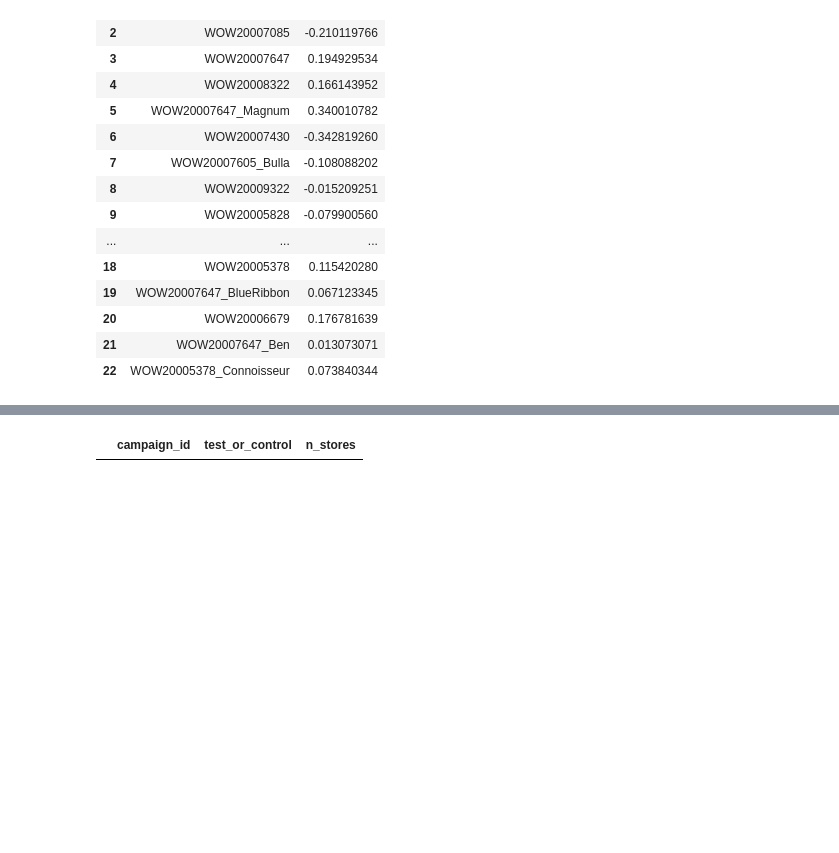
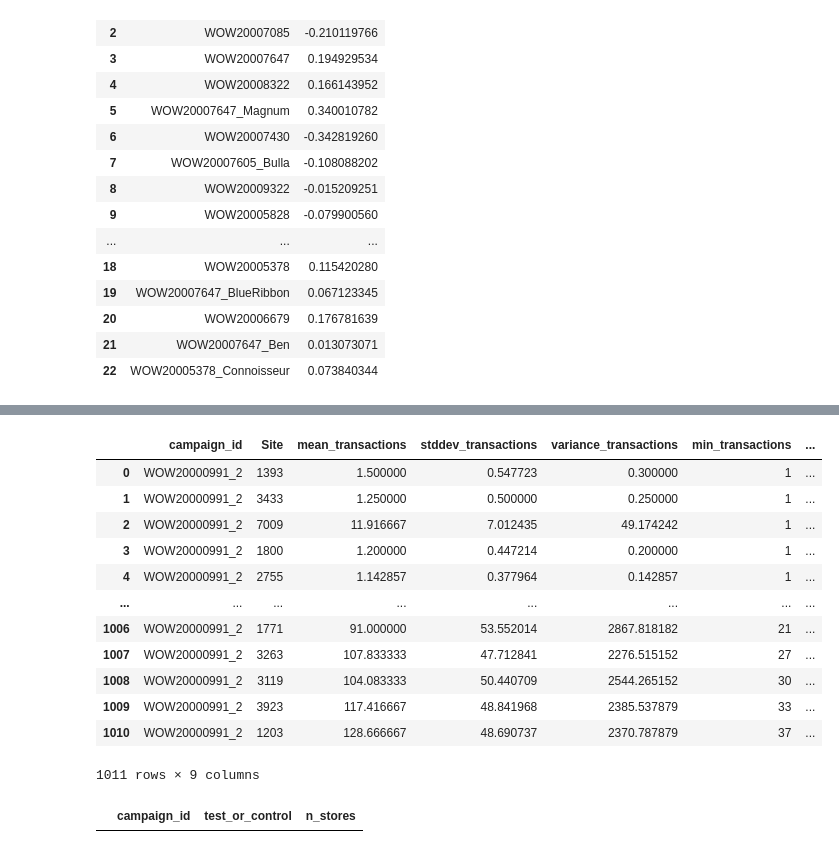
Before and after one commit to davelorino1/Cartology, a Jupyter notebook: Incrementality/Digital Screen Notebook.ipynb, the cells around one changed output, grey strips where cells are left out. Cells and saved outputs as stored; diff of their text form; code cells hidden in the pictures; blank space fills up the shorter version.

```diff
--- a/Incrementality/Digital Screen Notebook.ipynb
+++ b/Incrementality/Digital Screen Notebook.ipynb
@@ -513,3 +825,27 @@ check_df
+# %%
+
+check = client.query(
+"""
+SELECT * FROM gcp-wow-cart-data-dev-d4d7.davide.baseline_statistics_with_campaign
+"""
+).result()
+check_df = check.to_dataframe()
+chime.success()
+check_df
+# %% [output]
+|  | campaign_id | Site | mean_transactions | stddev_transactions | variance_transactions | min_transactions | ... |
+| 0 | WOW20000991_2 | 1393 | 1.500000 | 0.547723 | 0.300000 | 1 | ... |
+| 1 | WOW20000991_2 | 3433 | 1.250000 | 0.500000 | 0.250000 | 1 | ... |
+| 2 | WOW20000991_2 | 7009 | 11.916667 | 7.012435 | 49.174242 | 1 | ... |
+| 3 | WOW20000991_2 | 1800 | 1.200000 | 0.447214 | 0.200000 | 1 | ... |
+| 4 | WOW20000991_2 | 2755 | 1.142857 | 0.377964 | 0.142857 | 1 | ... |
+| ... | ... | ... | ... | ... | ... | ... | ... |
+| 1006 | WOW20000991_2 | 1771 | 91.000000 | 53.552014 | 2867.818182 | 21 | ... |
+| 1007 | WOW20000991_2 | 3263 | 107.833333 | 47.712841 | 2276.515152 | 27 | ... |
+| 1008 | WOW20000991_2 | 3119 | 104.083333 | 50.440709 | 2544.265152 | 30 | ... |
+| 1009 | WOW20000991_2 | 3923 | 117.416667 | 48.841968 | 2385.537879 | 33 | ... |
+| 1010 | WOW20000991_2 | 1203 | 128.666667 | 48.690737 | 2370.787879 | 37 | ... |
+1011 rows × 9 columns
 # %%
 check = client.query(
 """
```
Also changed, not shown: parts of 8 cells of this notebook, 3 other files.
